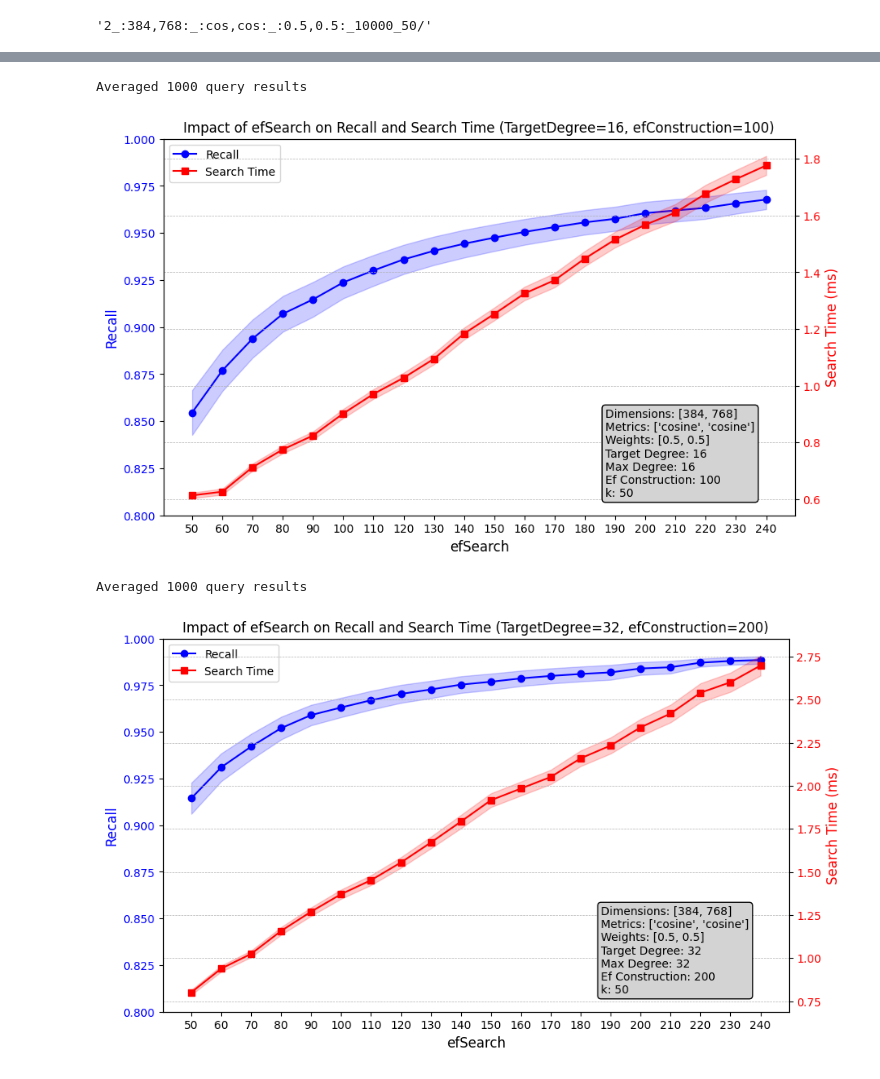
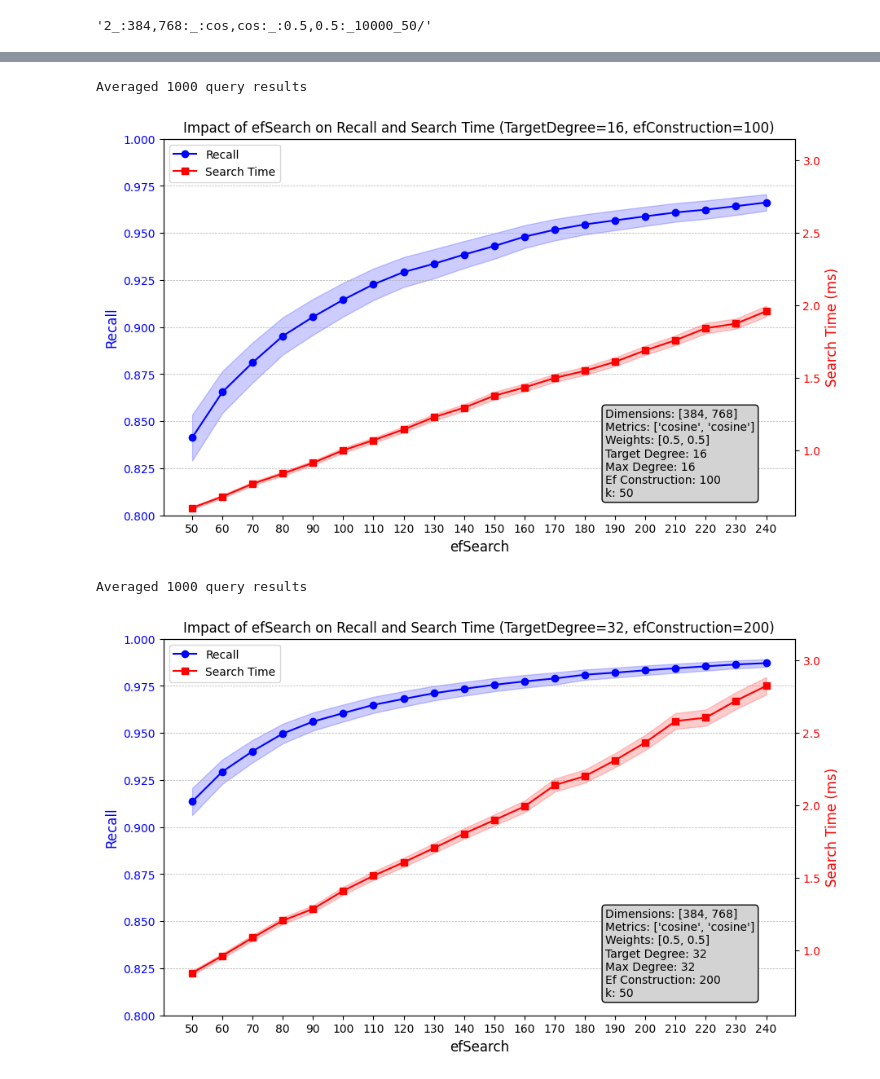
Before and after one commit to yavuzff/scalable-multimodal-similarity-search, a Jupyter notebook: notebooks/plot_graphs.ipynb, the cells around one changed output, grey strips where cells are left out. Cells and saved outputs as stored; diff of their text form; code cells hidden in the pictures.

Commit message:
plot time,recall,memory graphs for different settings #25

```diff
--- a/notebooks/plot_graphs.ipynb
+++ b/notebooks/plot_graphs.ipynb
@@ -308,2 +455,0 @@ exact_search_times, query_ids_dict = read_exact_results_times(params, num_entiti
-# %%
-search_times_multivechnsw, recall_achieving_ef_multivechnsw  = read_search_times(params, construction_params, num_entities, query_ids_dict, search_base_folder=SEARCH_DIR)
@@ -393,6 +647,14 @@ def plot_construction_times(params, specific_construction_params, num_entities,
 params = Params(modalities=2, dimensions=[384, 768], metrics=["cosine", "cosine"], weights=[0.5, 0.5], index_size=None)
 num_entities = [10_000, 25_000, 50_000, 75_000, 100_000, 150_000, 200_000, 250_000, 375_000, 500_000, 625_000, 750_000, 875_000, 1_000_000]
 # %%
-construction_params = MultiVecHNSWConstructionParams(target_degree=16, max_degree=16, ef_construction=100, seed=1)
-hnsw_construction_times, rerank_construction_times = read_construction_times(params, construction_params, num_entities)
-plot_construction_times(params, construction_params, num_entities, hnsw_construction_times, rerank_construction_times)
+construction_params = MultiVecHNSWConstructionParams(target_degree=32, max_degree=32, ef_construction=200, seed=3)
+
+hnsw_construction_times = defaultdict(list)
+rerank_construction_times = defaultdict(list)
+
+for seed in [1,2,3]:
+    construction_params.seed = seed
+    hnsw_seed_times, rerank_seed_times = read_construction_times(params, construction_params, num_entities)
+    for num_entity in num_entities:
+        hnsw_construction_times[num_entity].extend(hnsw_seed_times[num_entity])
+        rerank_construction_times[num_entity].extend(rerank_seed_times[num_entity])
@@ -446,0 +834,3 @@ plot_hnsw_construct_with_different_params(num_entities, params, construction_par
+# %%
+params = Params(modalities=2, dimensions=[384, 768], metrics=["cosine", "cosine"], weights=[0.5, 0.5], index_size=None)
+num_entities = [500_000, 625_000, 750_000, 875_000, 1_000_000]
@@ -461,13 +869,14 @@ def get_ef_exp_data(params, construction_params, search_base_folder=SEARCH_DIR):
         k = int(stats[0])
         ef = int(stats[1])
 
-        # load results.npz file
-        results = np.load(os.path.join(search_folder, selected_folder, ef_folder, "results.npz"))
-        # results contains search_times, recall_scores, ef_search, results
-        assert ef == results["ef_search"]
-        assert ef not in recall_scores_per_ef
-        recall_scores_per_ef[ef] = results["recall_scores"]
-        search_times_per_ef[ef] = results["search_times"]
+        if ef >=k:
+            # load results.npz file
+            results = np.load(os.path.join(search_folder, selected_folder, ef_folder, "results.npz"))
+            # results contains search_times, recall_scores, ef_search, results
+            assert ef == results["ef_search"]
+            assert ef not in recall_scores_per_ef
+            recall_scores_per_ef[ef] = results["recall_scores"]
+            search_times_per_ef[ef] = results["search_times"]
 
     return recall_scores_per_ef, search_times_per_ef
 
@@ -525,6 +934,7 @@ def plot_ef_exp_data(params, construction_params, recall_scores_per_ef, search_t
                      color='red', alpha=0.2)
     ax2.set_ylabel('Search Time (ms)', color='red', fontsize=12)
     ax2.tick_params(axis='y', labelcolor='red')
+    ax2.set_ylim(0.55, 3.15)
 
     # set xticks
     ax1.set_xticks(ef_values)
@@ -542,26 +952,26 @@ def plot_ef_exp_data(params, construction_params, recall_scores_per_ef, search_t
         labels.extend(ax_labels)
     ax1.legend(lines, labels, loc='upper left')
 
-    plt.grid(True, linestyle="--", linewidth=0.5)
+    ax1.grid(True, axis="y",linestyle="--", linewidth=0.5)
     plt.title(title, fontsize=12)
 
     # save plot
-    plt.savefig(f"{PLOT_DIR}/ef_against_recall_and_search_{params.index_size}_ef{construction_params.ef_construction}", dpi=900, bbox_inches='tight')
+    plt.savefig(f"{PLOT_DIR}/ef_against_recall_and_search_{params.index_size}_ef{construction_params.ef_construction}", dpi=FIGURE_DPI, bbox_inches='tight')
 
     plt.show()
 # %%
-ef_exp_params = Params(modalities=2, dimensions=[384, 768], metrics=["cosine", "cosine"], weights=[0.5, 0.5], index_size=750_000)
-ef_exp_construction_params = MultiVecHNSWConstructionParams(target_degree=16, max_degree=16, ef_construction=100, seed=1)
+ef_exp_params = Params(modalities=2, dimensions=[384, 768], metrics=["cosine", "cosine"], weights=[0.5, 0.5], index_size=1_000_000)
+ef_exp_construction_params = MultiVecHNSWConstructionParams(target_degree=16, max_degree=16, ef_construction=100, seed=3)
 recall_scores_per_ef, search_times_per_ef = get_ef_exp_data(ef_exp_params, ef_exp_construction_params)
 plot_ef_exp_data(ef_exp_params, ef_exp_construction_params, recall_scores_per_ef, search_times_per_ef, title="Impact of efSearch on Recall and Search Time (TargetDegree=16, efConstruction=100)")
 # %% [output]
 Averaged 1000 query results
-[figure, old version]
+[figure, new version]
 # %%
-ef_exp_params = Params(modalities=2, dimensions=[384, 768], metrics=["cosine", "cosine"], weights=[0.5, 0.5], index_size=750_000)
-ef_exp_construction_params = MultiVecHNSWConstructionParams(target_degree=32, max_degree=32, ef_construction=200, seed=1)
+ef_exp_params = Params(modalities=2, dimensions=[384, 768], metrics=["cosine", "cosine"], weights=[0.5, 0.5], index_size=1_000_000)
+ef_exp_construction_params = MultiVecHNSWConstructionParams(target_degree=32, max_degree=32, ef_construction=200, seed=3)
 recall_scores_per_ef, search_times_per_ef = get_ef_exp_data(ef_exp_params, ef_exp_construction_params)
 plot_ef_exp_data(ef_exp_params, ef_exp_construction_params, recall_scores_per_ef, search_times_per_ef, title="Impact of efSearch on Recall and Search Time (TargetDegree=32, efConstruction=200)")
 # %% [output]
 Averaged 1000 query results
-[figure, old version]
+[figure, new version]
```
Also changed, not shown: parts of 31 cells of this notebook.
